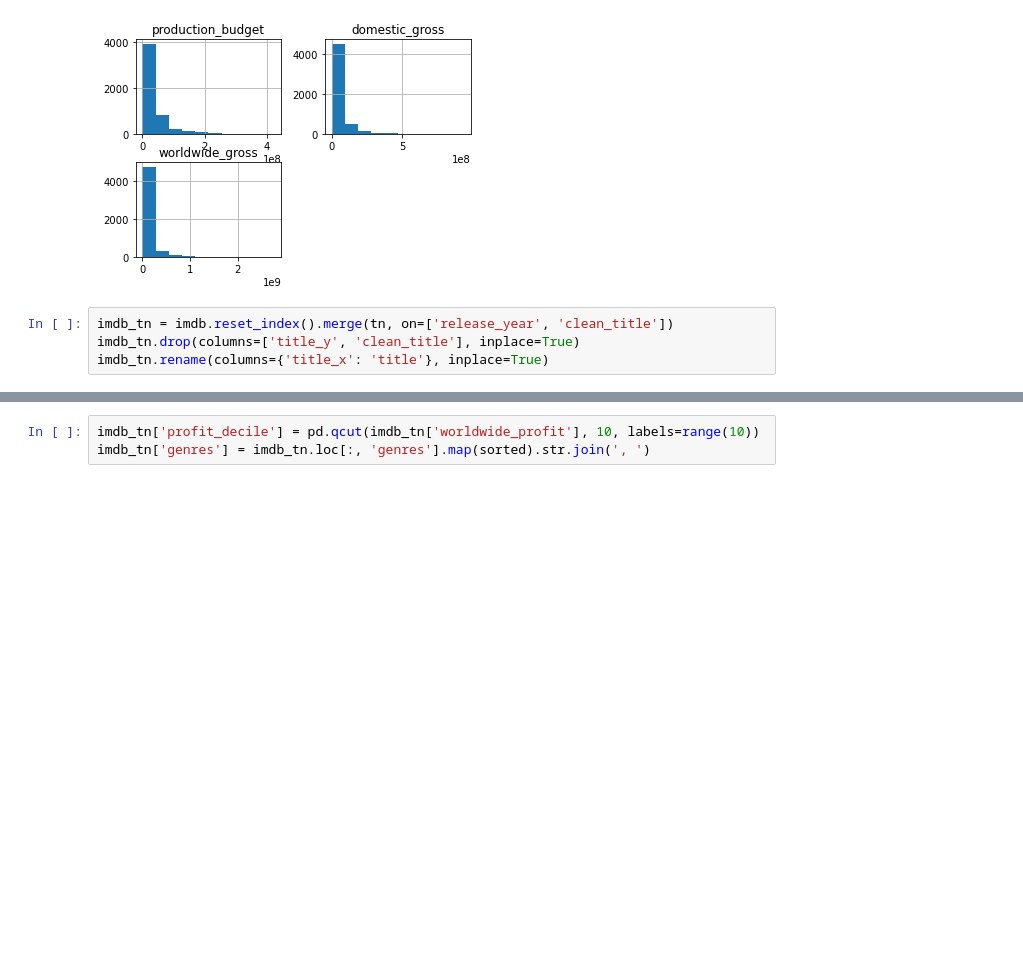
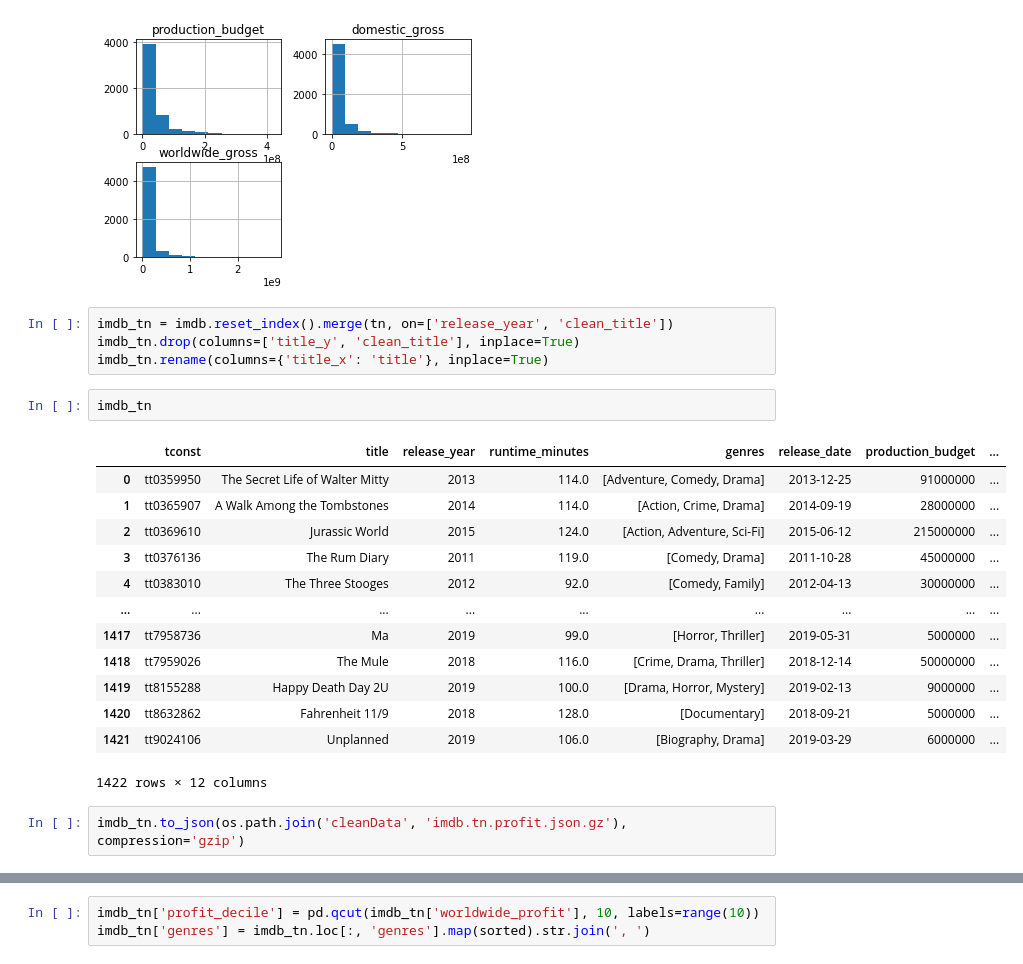
Before and after one commit to ndgigliotti/dsc-phase-1-project, a Jupyter notebook: genres.ipynb, the cells around one changed output, grey strips where cells are left out. Cells and saved outputs as stored; diff of their text form; blank space fills up the shorter version.

Commit message:
Update genres

```diff
--- a/genres.ipynb
+++ b/genres.ipynb
@@ -226,4 +248,22 @@ array([[<AxesSubplot:title={'center':'production_budget'}>,
 imdb_tn = imdb.reset_index().merge(tn, on=['release_year', 'clean_title'])
 imdb_tn.drop(columns=['title_y', 'clean_title'], inplace=True)
 imdb_tn.rename(columns={'title_x': 'title'}, inplace=True)
+# %%
+imdb_tn
+# %% [output]
+|  | tconst | title | release_year | runtime_minutes | genres | release_date | production_budget | ... |
+| 0 | tt0359950 | The Secret Life of Walter Mitty | 2013 | 114.0 | [Adventure, Comedy, Drama] | 2013-12-25 | 91000000 | ... |
+| 1 | tt0365907 | A Walk Among the Tombstones | 2014 | 114.0 | [Action, Crime, Drama] | 2014-09-19 | 28000000 | ... |
+| 2 | tt0369610 | Jurassic World | 2015 | 124.0 | [Action, Adventure, Sci-Fi] | 2015-06-12 | 215000000 | ... |
+| 3 | tt0376136 | The Rum Diary | 2011 | 119.0 | [Comedy, Drama] | 2011-10-28 | 45000000 | ... |
+| 4 | tt0383010 | The Three Stooges | 2012 | 92.0 | [Comedy, Family] | 2012-04-13 | 30000000 | ... |
+| ... | ... | ... | ... | ... | ... | ... | ... | ... |
+| 1417 | tt7958736 | Ma | 2019 | 99.0 | [Horror, Thriller] | 2019-05-31 | 5000000 | ... |
+| 1418 | tt7959026 | The Mule | 2018 | 116.0 | [Crime, Drama, Thriller] | 2018-12-14 | 50000000 | ... |
+| 1419 | tt8155288 | Happy Death Day 2U | 2019 | 100.0 | [Drama, Horror, Mystery] | 2019-02-13 | 9000000 | ... |
+| 1420 | tt8632862 | Fahrenheit 11/9 | 2018 | 128.0 | [Documentary] | 2018-09-21 | 5000000 | ... |
+| 1421 | tt9024106 | Unplanned | 2019 | 106.0 | [Biography, Drama] | 2019-03-29 | 6000000 | ... |
+1422 rows × 12 columns
+# %%
+imdb_tn.to_json(os.path.join('cleanData', 'imdb.tn.profit.json.gz'), compression='gzip')
 # %%
```
Also changed, not shown: parts of 14 cells of this notebook.
